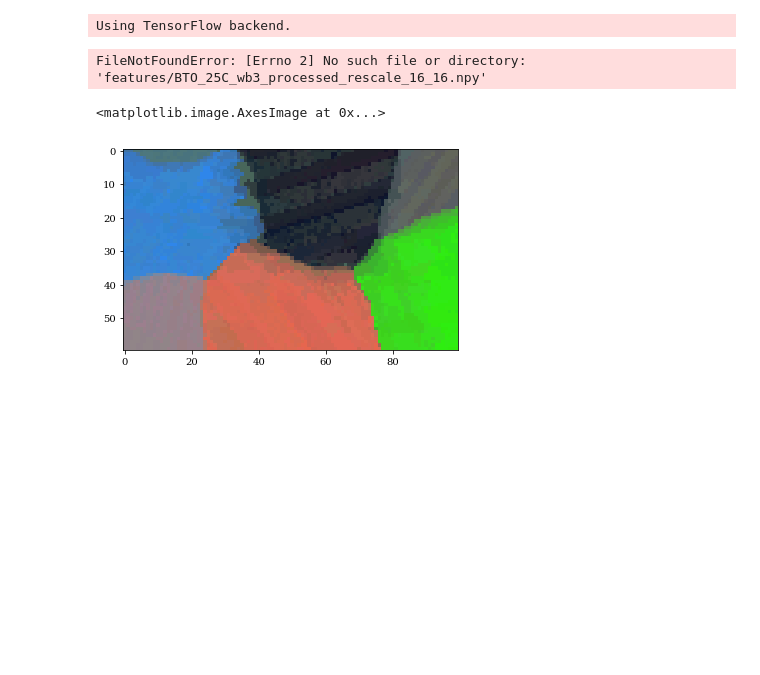
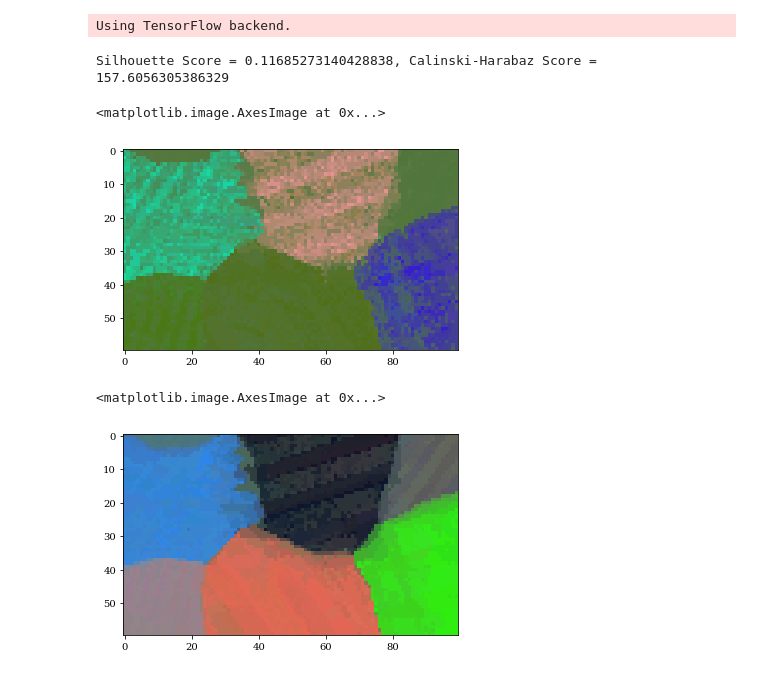
Before and after one commit to xmechanics/canon, a Jupyter notebook: scripts/segment.ipynb, the cells around one changed output. Saved outputs shown, nothing was run; the diff lists cells and outputs as text; code cells hidden in the pictures; blank space fills up the shorter version.

Commit message:
rescale extractor

```diff
--- a/scripts/segment.ipynb
+++ b/scripts/segment.ipynb
@@ -27,27 +27,29 @@ def fill_features(features, img_shape):
 # %% [output]
 Using TensorFlow backend.
 # %%
-feature_file = "BTO_25C_wb3_processed_rescale_16_16"
+feature_file = "BTO_25C_wb3_60_100_rescale_128_128"
 img_shape = (60, 100)
 
 features = np.load("features/" + feature_file + ".npy")
 features = fill_features(features, img_shape)
 
 model = BGMModel()
 model.train(features, n_clusters=200, preprocessors=[])
 
 silhouette = model.compute_silhouette_score(features)
 calinski = model.compute_calinski_harabaz_score(features)
 print("Silhouette Score = {}, Calinski-Harabaz Score = {}".format(silhouette, calinski))
 
 scores = np.array(model.score(features))
 Z = model.coloring(scores.reshape(img_shape))
 
 fig, ax = plt.subplots(ncols=1, nrows=1)
 ax.imshow(Z[::-1, :, :], aspect=1)
 # fig.savefig("img/Z.pdf", bbox_inches='tight', figsize=(5, 4), dpi=300)
 # %% [output]
-FileNotFoundError: [Errno 2] No such file or directory: 'features/BTO_25C_wb3_processed_rescale_16_16.npy'
+Silhouette Score = 0.11685273140428838, Calinski-Harabaz Score = 157.6056305386329
+<matplotlib.image.AxesImage at 0x...>
+[figure, added]
 # %%
 fig, ax = plt.subplots(ncols=1, nrows=1)
 ax.imshow(Z[::-1, :, :], aspect=1)
```
Also changed, not shown: 2 other files.
